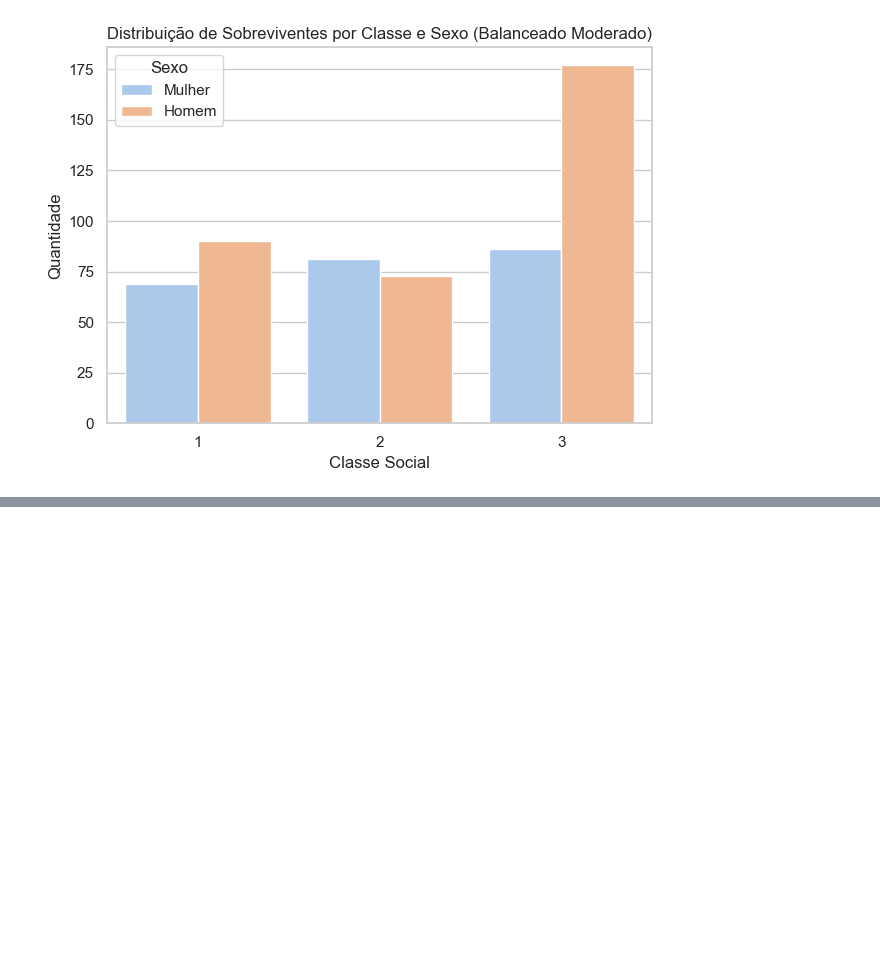
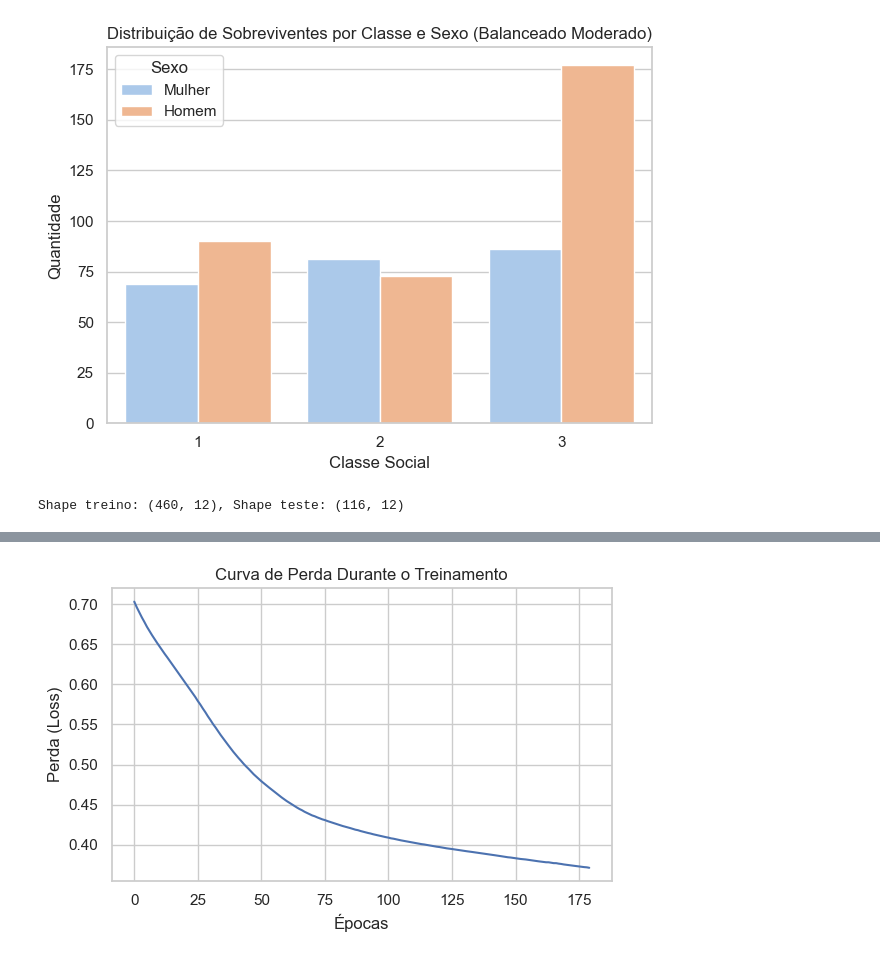
Before and after one commit to JMarquesCS/TitanicMLP, a Jupyter notebook: mlp_titanic.ipynb, the cells around one changed output, grey strips where cells are left out. Drawn from its saved outputs; the diff is of its cells as text; code cells hidden in the pictures; blank space fills up the shorter version.

Commit message:
feat : separação das features, normalização e treinamento do modelo

```diff
--- a/mlp_titanic.ipynb
+++ b/mlp_titanic.ipynb
@@ -389,3 +389,42 @@ plt.tight_layout()
 plt.show()
 # %% [output]
 [figure]
+# %%
+# Separação das features e normalização ---
+X = df_mod.drop(columns=['Name', 'Survived', 'Sexo_str'])  # Remove colunas não numéricas
+y = df_mod['Survived']
+
+# Dividir em treino e teste
+X_train, X_test, y_train, y_test = train_test_split(X, y, test_size=0.2, random_state=42)
+
+# Normalização das features numéricas
+scaler = StandardScaler()
+X_train_scaled = scaler.fit_transform(X_train)
+X_test_scaled = scaler.transform(X_test)
+
+print(f"Shape treino: {X_train_scaled.shape}, Shape teste: {X_test_scaled.shape}")
+# %% [output]
+Shape treino: (460, 12), Shape teste: (116, 12)
+# %%
+# Treinamento do MLP com as features enriquecidas ---
+mlp_enriched = MLPClassifier(
+    hidden_layer_sizes=(16, 8),
+    activation='relu',
+    solver='adam',
+    max_iter=180,
+    random_state=42,
+    early_stopping=False,
+    verbose=True
+)
+
+mlp_enriched.fit(X_train_scaled, y_train)
+# Curva de perda
+plt.figure(figsize=(6, 4))
+plt.plot(mlp_enriched.loss_curve_)
+plt.title("Curva de Perda Durante o Treinamento")
+plt.xlabel("Épocas")
+plt.ylabel("Perda (Loss)")
+plt.grid(True)
+plt.tight_layout()
+plt.show()
+# %% [output]
@@ -391,0 +448 @@ plt.show()
+[figure, added]
```
Also changed, not shown: parts of 3 cells of this notebook.
